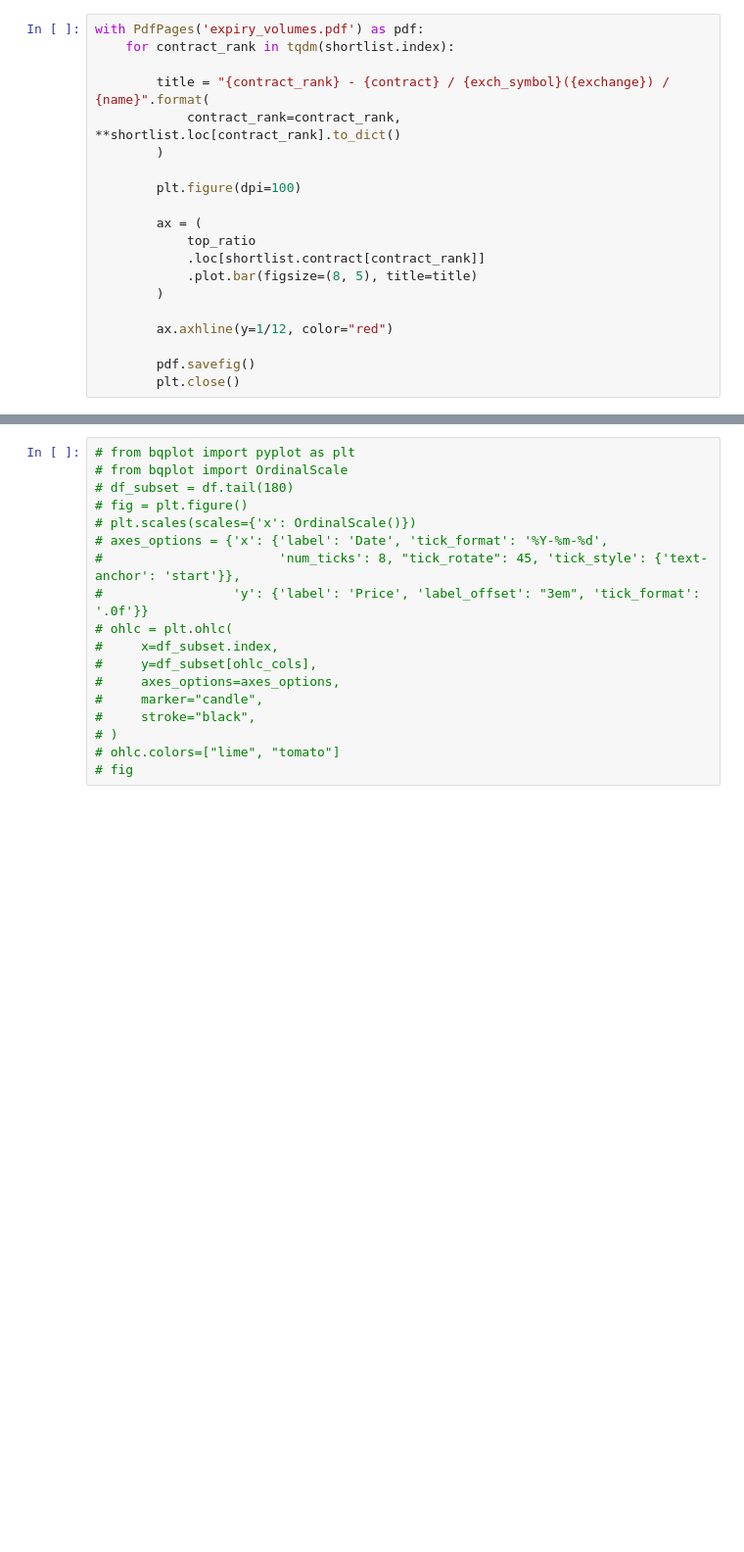
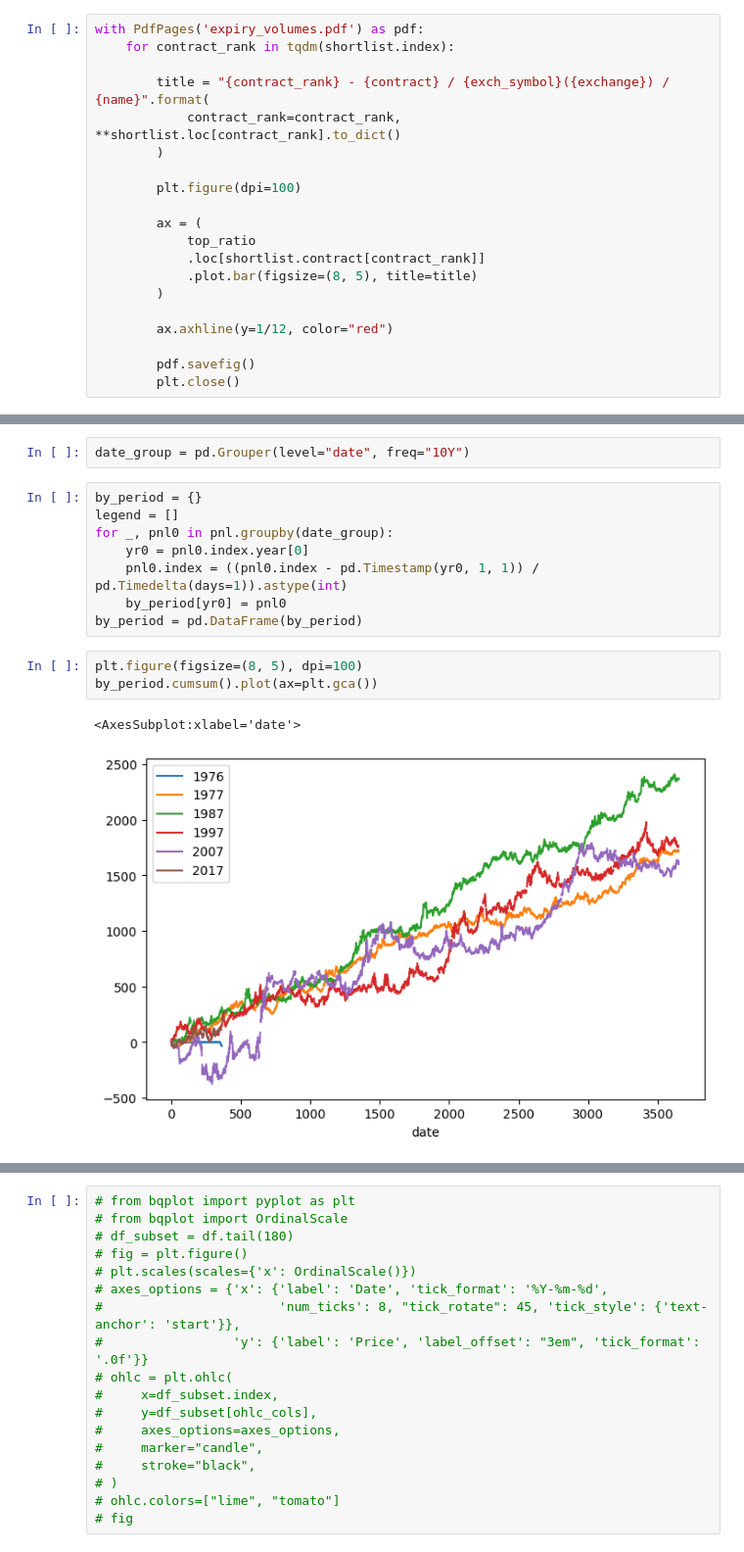
Before and after one commit to chiaolun/trend_following, a Jupyter notebook: analysis.ipynb, the cells around one changed output, grey strips where cells are left out. Shown: that part at 98% size. Drawn from its saved outputs; the diff is of its cells as text; blank space fills up the shorter version.

```diff
--- a/analysis.ipynb
+++ b/analysis.ipynb
@@ -231,0 +272,16 @@ with PdfPages('prices.pdf') as pdf:
+# %%
+date_group = pd.Grouper(level="date", freq="10Y")
+# %%
+by_period = {}
+legend = []
+for _, pnl0 in pnl.groupby(date_group):
+    yr0 = pnl0.index.year[0]
+    pnl0.index = ((pnl0.index - pd.Timestamp(yr0, 1, 1)) / pd.Timedelta(days=1)).astype(int)
+    by_period[yr0] = pnl0
+by_period = pd.DataFrame(by_period)
+# %%
+plt.figure(figsize=(8, 5), dpi=100)
+by_period.cumsum().plot(ax=plt.gca())
+# %% [output]
+<AxesSubplot:xlabel='date'>
+[figure, added]
```
Also changed, not shown: parts of 26 cells of this notebook, 2 other files.
